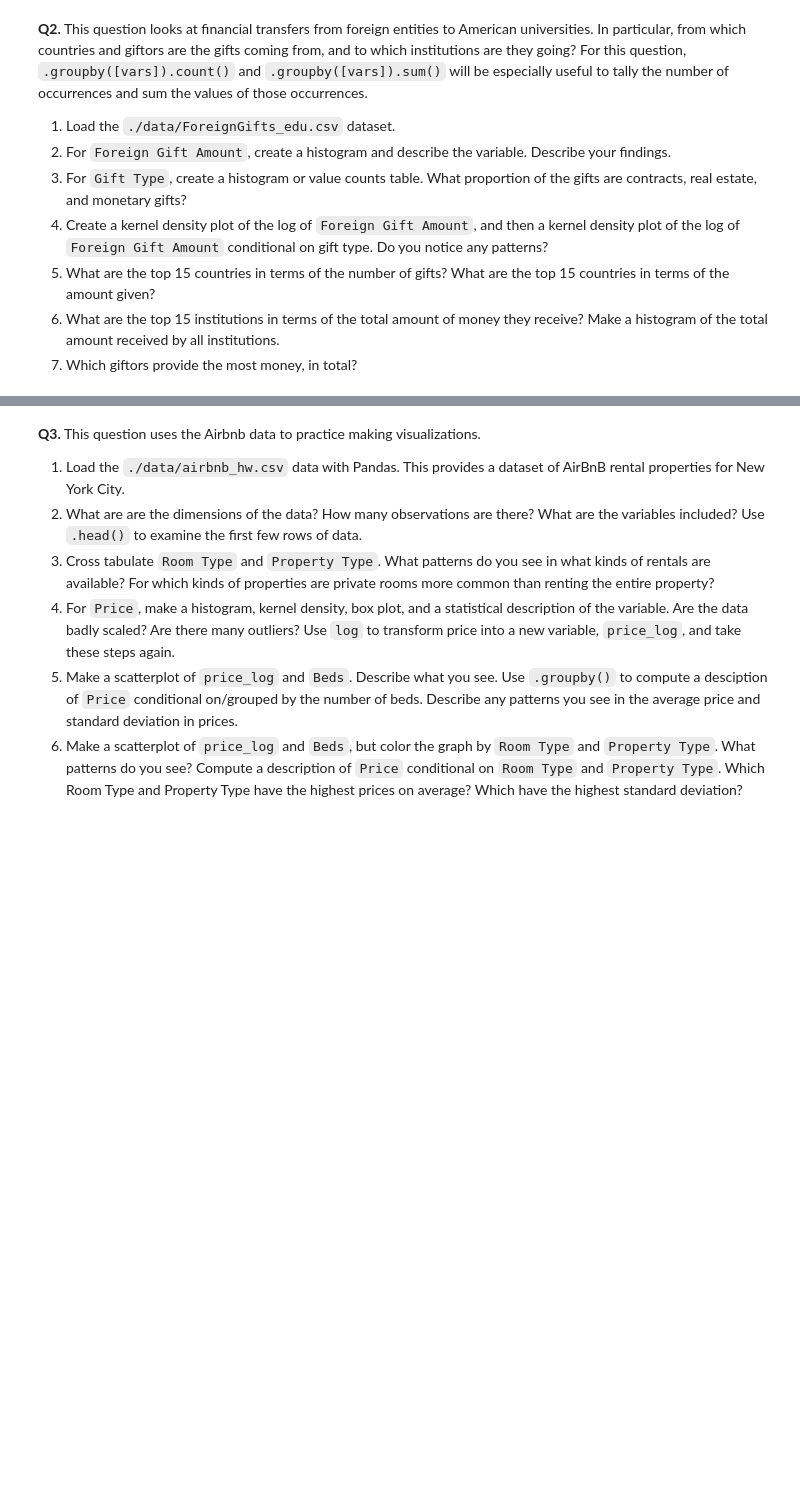
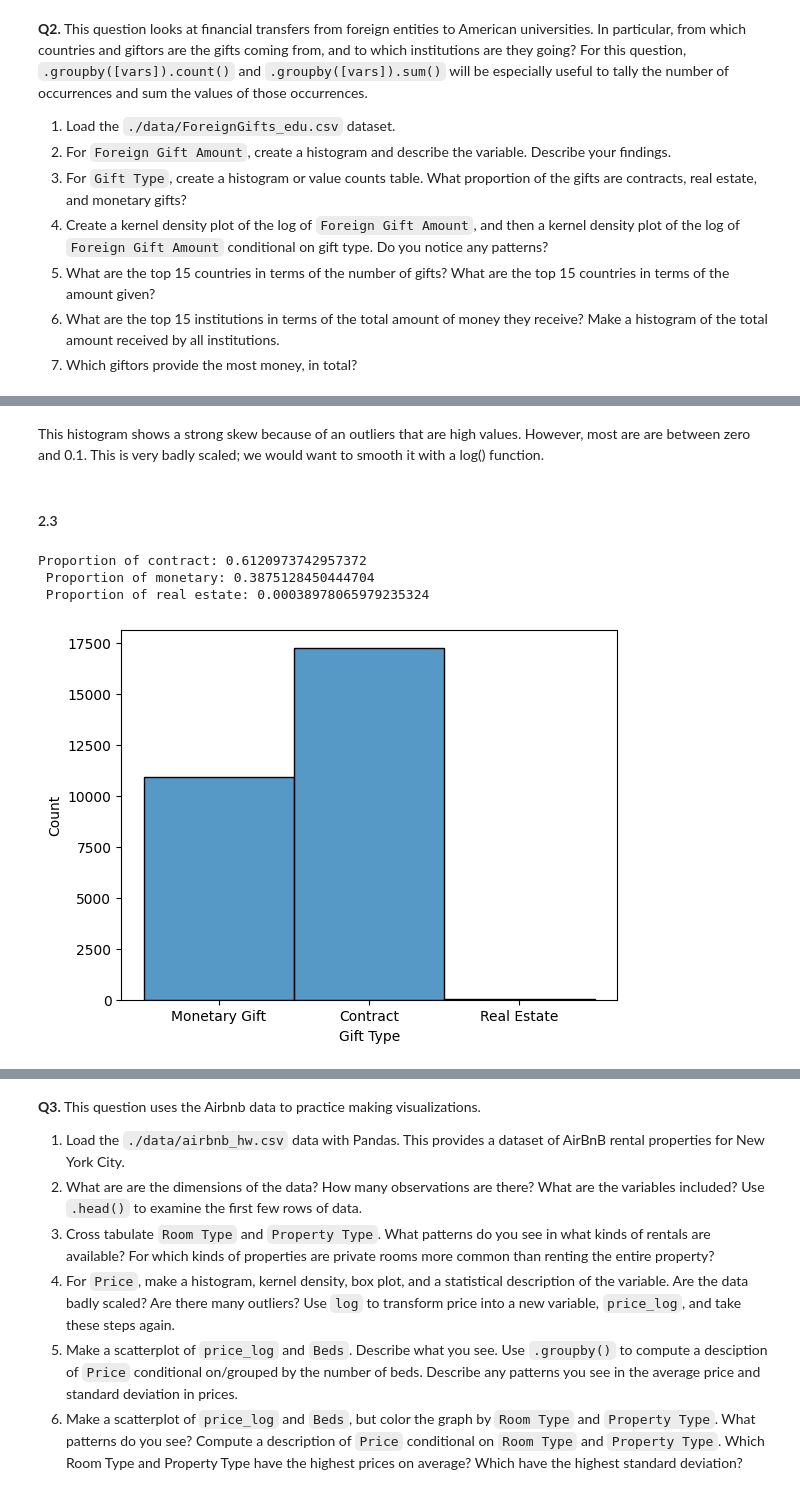
Before and after one commit to kguzman24/EDA, a Jupyter notebook: assignment/assignment.ipynb, the cells around one changed output, grey strips where cells are left out. Drawn from its saved outputs; the diff is of its cells as text; code cells hidden in the pictures; blank space fills up the shorter version.

```diff
--- a/assignment/assignment.ipynb
+++ b/assignment/assignment.ipynb
@@ -37,0 +86,20 @@ It can be very helpful to understand some basic properties of these statistics.
+# %% [markdown]
+This histogram shows a strong skew because of an outliers that are high values. However, most are are between zero and 0.1. This is very badly scaled; we would want to smooth it with a log() function.
+# %% [markdown]
+#### 2.3
+# %%
+# Question three
+sns.histplot(df["Gift Type"])
+
+pd.value_counts(df["Gift Type"])
+
+contractProp = 17274/28221
+monetaryProp = 10936/28221
+realEstateProp = 11/28221
+
+print(f"Proportion of contract: {contractProp}\n Proportion of monetary: {monetaryProp}\n Proportion of real estate: {realEstateProp}")
+# %% [output]
+Proportion of contract: 0.6120973742957372
+ Proportion of monetary: 0.3875128450444704
+ Proportion of real estate: 0.00038978065979235324
+[figure, added]
```
Also changed, not shown: parts of 29 cells of this notebook.
